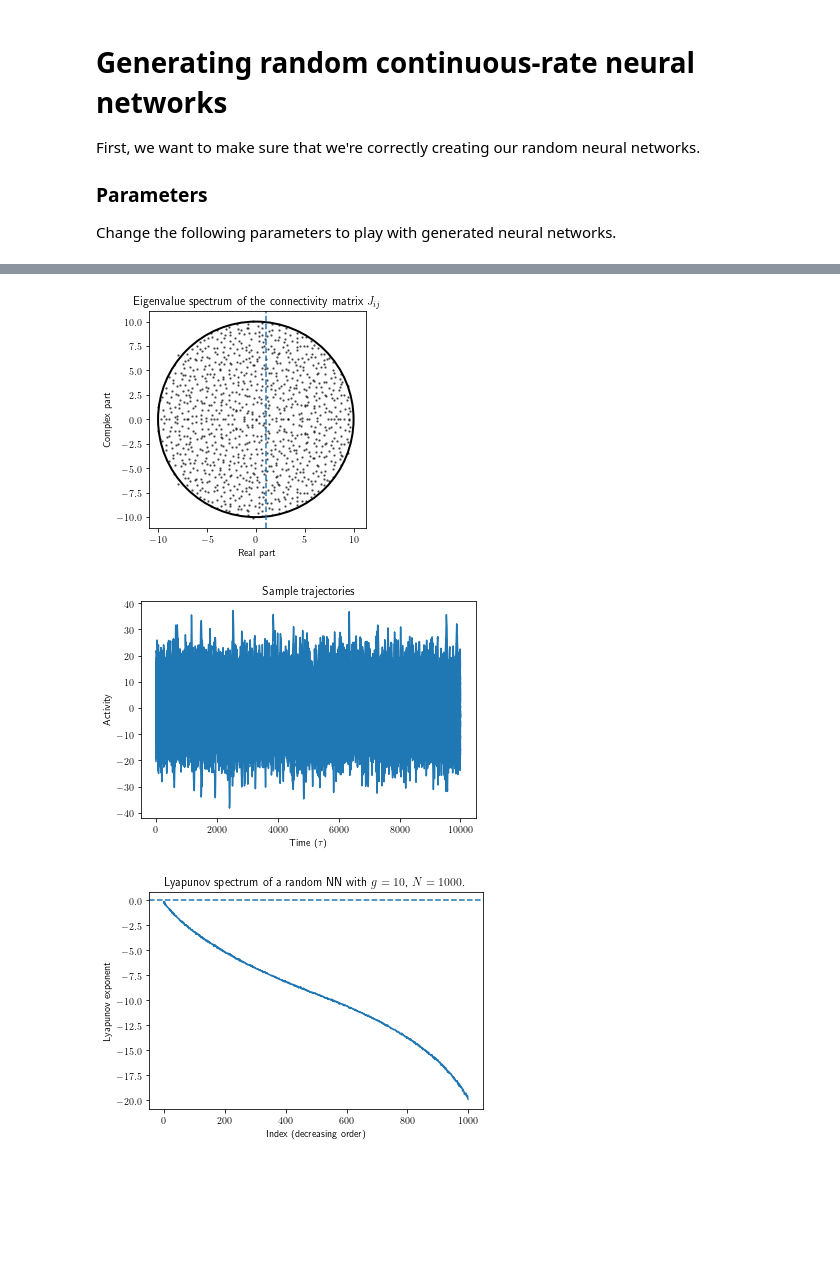
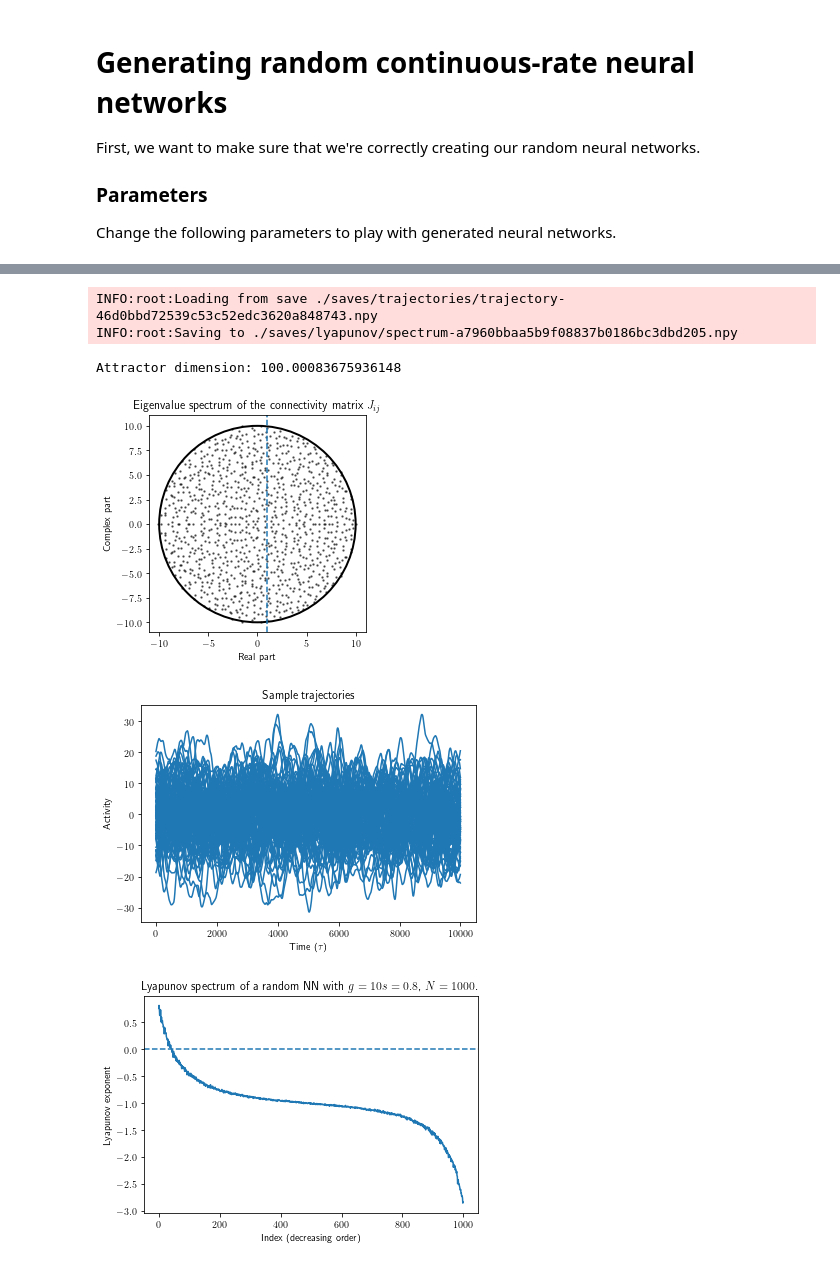
Before and after one commit to jqhoogland/hoogland-masters, a Jupyter notebook: hoogland_masters/reimplementations/engelken2020.ipynb, the cells around one changed output, grey strips where cells are left out. Cells and saved outputs as stored; diff of their text form; code cells hidden in the pictures; blank space fills up the shorter version.

```diff
--- a/hoogland_masters/reimplementations/engelken2020.ipynb
+++ b/hoogland_masters/reimplementations/engelken2020.ipynb
@@ -30,8 +30,8 @@ COUPLING_STRENGTH = 10
 N_NEURONS = 1000
 
 # The remaining parameters influence temporal resolution and trajectory duration
-TIMESTEP = 0.1
-N_STEPS = 100000
+TIMESTEP = 1e-2
+N_STEPS = int(1e4)
 N_BURNIN_STEPS = 500
 # %%
 # Create a network
@@ -70,16 +84,35 @@ Attractor dimension: 1.0
 # %%
+SPARSITY = 0.8
+
+# Create a network
+sparse_nn = SparseRandNN(coupling_strength=COUPLING_STRENGTH, sparsity=SPARSITY, n_dofs=N_NEURONS, timestep=TIMESTEP, normalize_strength=True, network_seed=123)
+
+# Generate a neural trajectory on this network
+sp_trajectory = sparse_nn.run(n_steps=N_STEPS, n_burn_in=N_BURNIN_STEPS)
+
+
+# Calculate the lyapunov spectrum of this network
+sp_lyapunov_spectrum = cont_nn.get_lyapunov_spectrum(sp_trajectory[:1000], t_ons=1e-2, load=False)
+
+
+# Given the lyapunov spectrum, calculate the attractor dimension
+print("Attractor dimension: {}".format(get_attractor_dimension(sp_lyapunov_spectrum)))
+
 ##### Plot the eigenvalue spectrum and make sure it respects Girko's circular law
-plot_random_matrix_spectrum(cont_nn.coupling_matrix, COUPLING_STRENGTH)
+plot_random_matrix_spectrum(sparse_nn.coupling_matrix, COUPLING_STRENGTH)
 plt.show()
 
 # Plot a few sample trajectories to get visual insight to the (non-)chaotic dynamics
-plot_trajectory_samples(trajectory[:10000], 100)
+plot_trajectory_samples(sp_trajectory[:10000], 100)
 plt.show()
 
 # Plot the full lyapunov spectrum (following Engelken et al. 2020)
-plot_lyapunov_spectrum(lyapunov_spectrum, title="Lyapunov spectrum of a random NN with $g={}$, $N={}$.".format(COUPLING_STRENGTH, N_NEURONS))
+plot_lyapunov_spectrum(sp_lyapunov_spectrum, title="Lyapunov spectrum of a random NN with $g={} s={}$, $N={}$.".format(COUPLING_STRENGTH, SPARSITY, N_NEURONS))
 plt.show()
 # %% [output]
+INFO:root:Loading from save ./saves/trajectories/trajectory-46d0bbd72539c53c52edc3620a848743.npy
+INFO:root:Saving to ./saves/lyapunov/spectrum-a7960bbaa5b9f08837b0186bc3dbd205.npy
+Attractor dimension: 100.00083675936148
-[figure, old version]
+[figure, new version]
-[figure, old version]
+[figure, new version]
-[figure, old version]
+[figure, new version]
```
Also changed, not shown: parts of 5 cells of this notebook, 4 other files.
